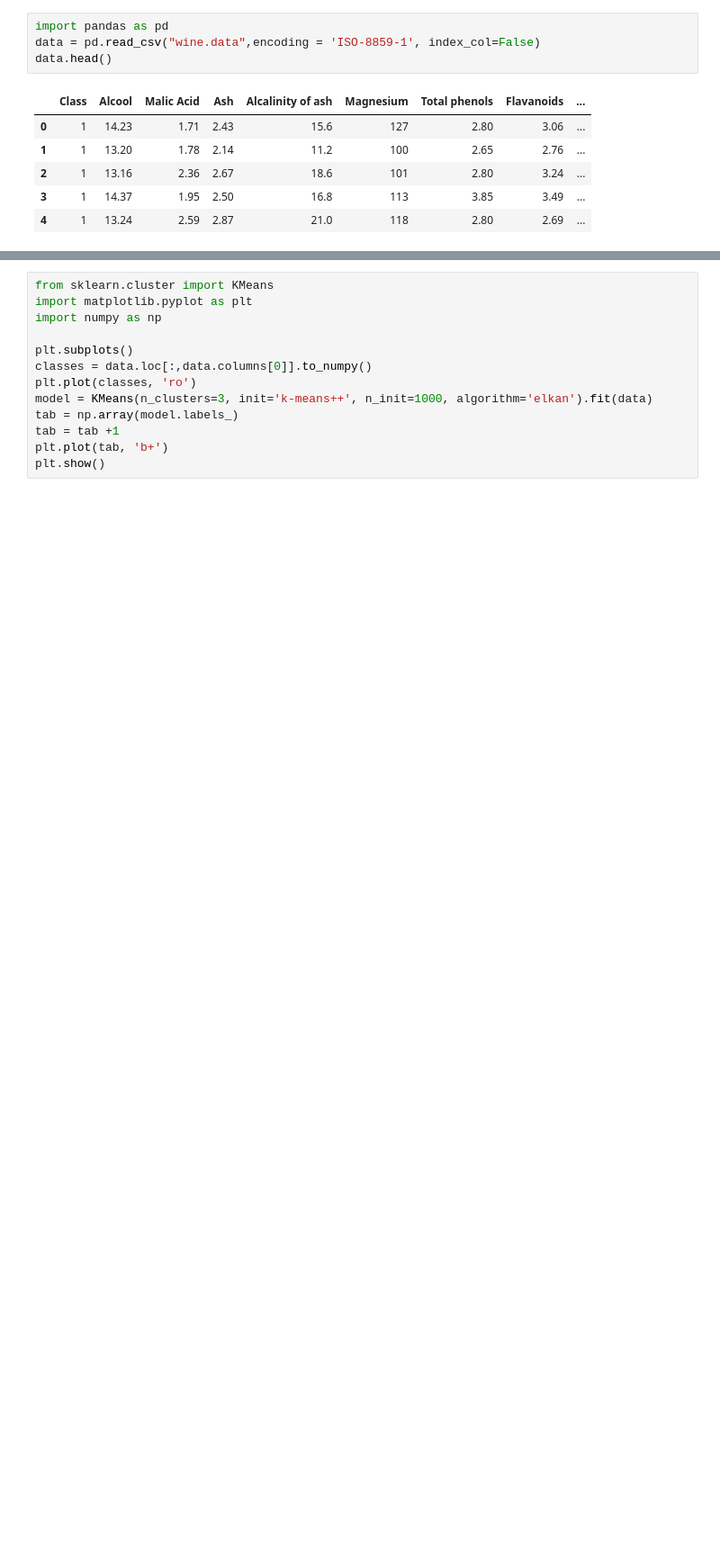
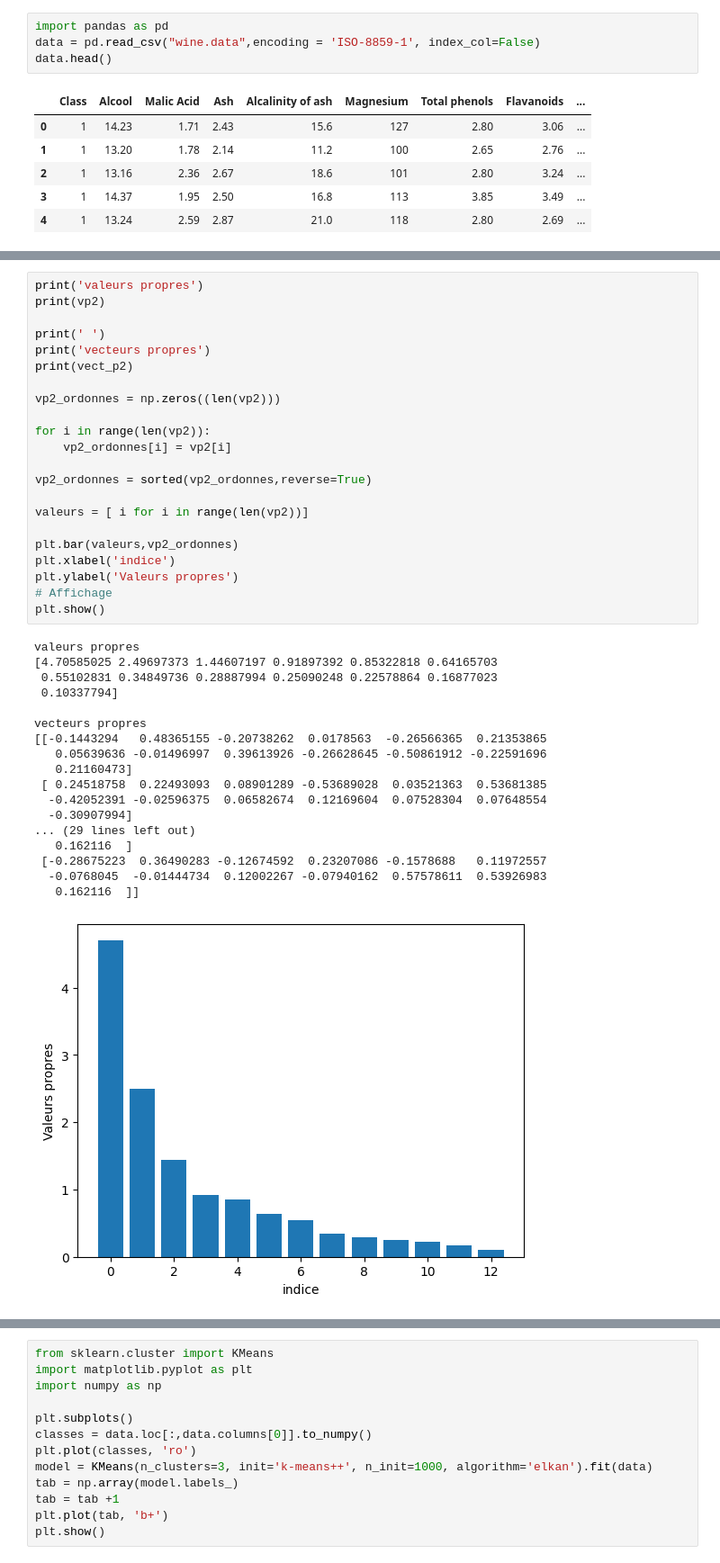
Before and after one commit to netodeabreujoao/projet_traitement_info, a Jupyter notebook: project.ipynb, the cells around one changed output, grey strips where cells are left out. Shown at 90% size. Saved outputs shown, nothing was run; the diff lists cells and outputs as text; blank space fills up the shorter version.

```diff
--- a/project.ipynb
+++ b/project.ipynb
@@ -11,0 +64,41 @@ data.head()
+# %%
+print('valeurs propres')
+print(vp2)
+
+print(' ')
+print('vecteurs propres')
+print(vect_p2)
+
+vp2_ordonnes = np.zeros((len(vp2)))
+
+for i in range(len(vp2)):
+    vp2_ordonnes[i] = vp2[i]
+
+vp2_ordonnes = sorted(vp2_ordonnes,reverse=True)
+
+valeurs = [ i for i in range(len(vp2))]
+
+plt.bar(valeurs,vp2_ordonnes)
+plt.xlabel('indice')
+plt.ylabel('Valeurs propres')
+# Affichage
+plt.show()
+# %% [output]
+valeurs propres
+[4.70585025 2.49697373 1.44607197 0.91897392 0.85322818 0.64165703
+ 0.55102831 0.34849736 0.28887994 0.25090248 0.22578864 0.16877023
+ 0.10337794]
+
+vecteurs propres
+[[-0.1443294   0.48365155 -0.20738262  0.0178563  -0.26566365  0.21353865
+   0.05639636 -0.01496997  0.39613926 -0.26628645 -0.50861912 -0.22591696
+   0.21160473]
+ [ 0.24518758  0.22493093  0.08901289 -0.53689028  0.03521363  0.53681385
+  -0.42052391 -0.02596375  0.06582674  0.12169604  0.07528304  0.07648554
+  -0.30907994]
+... (29 lines left out)
+   0.162116  ]
+ [-0.28675223  0.36490283 -0.12674592  0.23207086 -0.1578688   0.11972557
+  -0.0768045  -0.01444734  0.12002267 -0.07940162  0.57578611  0.53926983
+   0.162116  ]]
+[figure, added]
```
Also changed, not shown: parts of 7 cells of this notebook.
